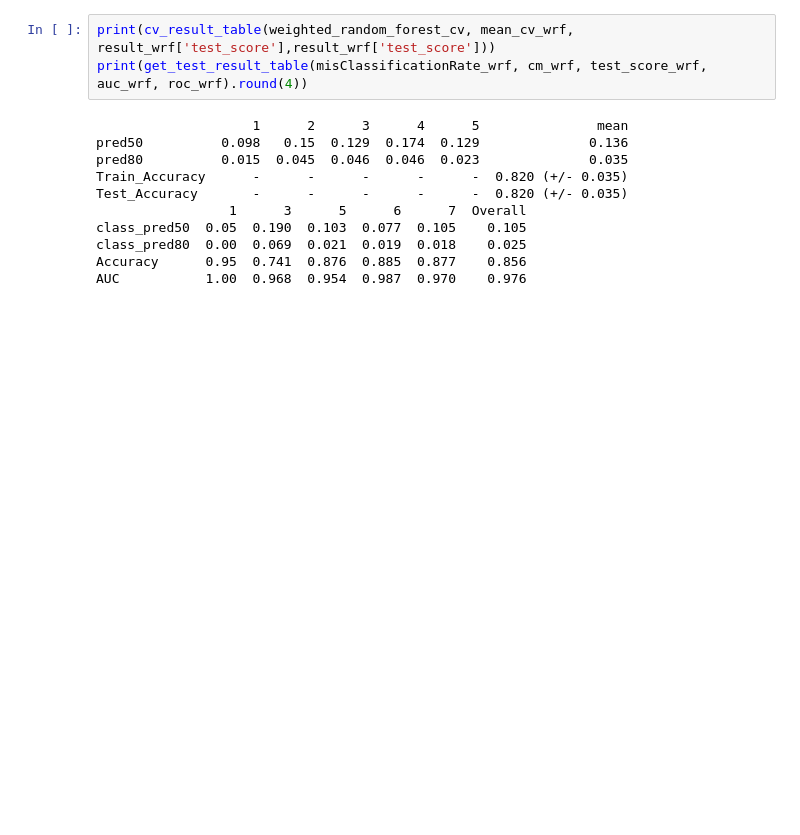
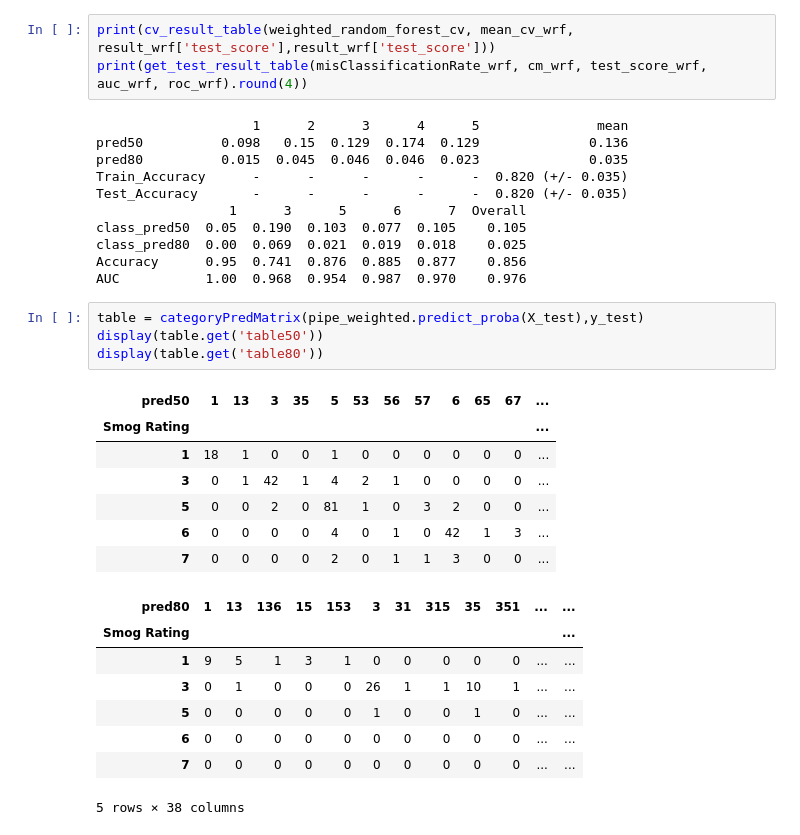
Before and after one commit to SunWeihao1226/STAT447_Project, a Jupyter notebook: random_forest.ipynb, the cells around one changed output. Saved outputs shown, nothing was run; the diff lists cells and outputs as text; blank space fills up the shorter version.

```diff
--- a/random_forest.ipynb
+++ b/random_forest.ipynb
@@ -84,3 +84,23 @@ class_pred50  0.05  0.190  0.103  0.077  0.105    0.105
 class_pred80  0.00  0.069  0.021  0.019  0.018    0.025
 Accuracy      0.95  0.741  0.876  0.885  0.877    0.856
 AUC           1.00  0.968  0.954  0.987  0.970    0.976
+# %%
+table = categoryPredMatrix(pipe_weighted.predict_proba(X_test),y_test)
+display(table.get('table50'))
+display(table.get('table80'))
+# %% [output]
+| pred50 | 1 | 13 | 3 | 35 | 5 | 53 | 56 | 57 | 6 | 65 | 67 | ... |
+| Smog Rating |  |  |  |  |  |  |  |  |  |  |  | ... |
+| 1 | 18 | 1 | 0 | 0 | 1 | 0 | 0 | 0 | 0 | 0 | 0 | ... |
+| 3 | 0 | 1 | 42 | 1 | 4 | 2 | 1 | 0 | 0 | 0 | 0 | ... |
+| 5 | 0 | 0 | 2 | 0 | 81 | 1 | 0 | 3 | 2 | 0 | 0 | ... |
+| 6 | 0 | 0 | 0 | 0 | 4 | 0 | 1 | 0 | 42 | 1 | 3 | ... |
+| 7 | 0 | 0 | 0 | 0 | 2 | 0 | 1 | 1 | 3 | 0 | 0 | ... |
+| pred80 | 1 | 13 | 136 | 15 | 153 | 3 | 31 | 315 | 35 | 351 | ... | ... |
+| Smog Rating |  |  |  |  |  |  |  |  |  |  |  | ... |
+| 1 | 9 | 5 | 1 | 3 | 1 | 0 | 0 | 0 | 0 | 0 | ... | ... |
+| 3 | 0 | 1 | 0 | 0 | 0 | 26 | 1 | 1 | 10 | 1 | ... | ... |
+| 5 | 0 | 0 | 0 | 0 | 0 | 1 | 0 | 0 | 1 | 0 | ... | ... |
+| 6 | 0 | 0 | 0 | 0 | 0 | 0 | 0 | 0 | 0 | 0 | ... | ... |
+| 7 | 0 | 0 | 0 | 0 | 0 | 0 | 0 | 0 | 0 | 0 | ... | ... |
+5 rows × 38 columns
```
Also changed, not shown: 46 other files.
